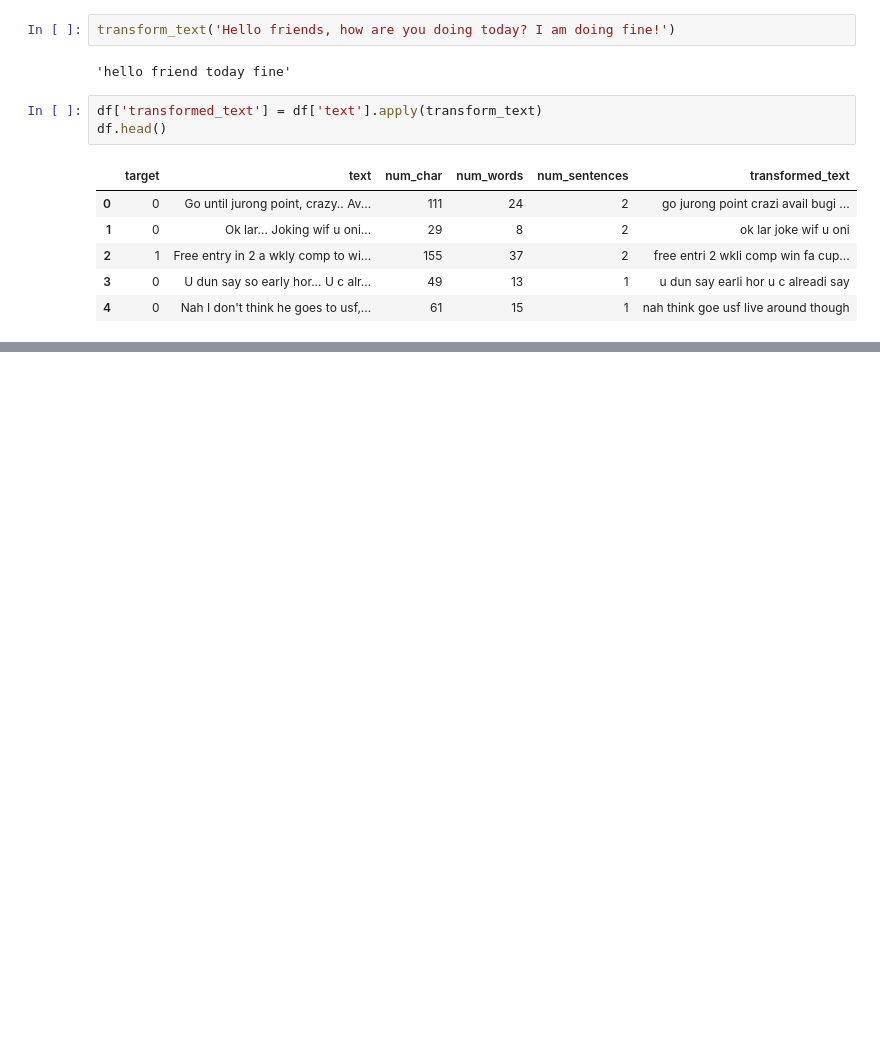
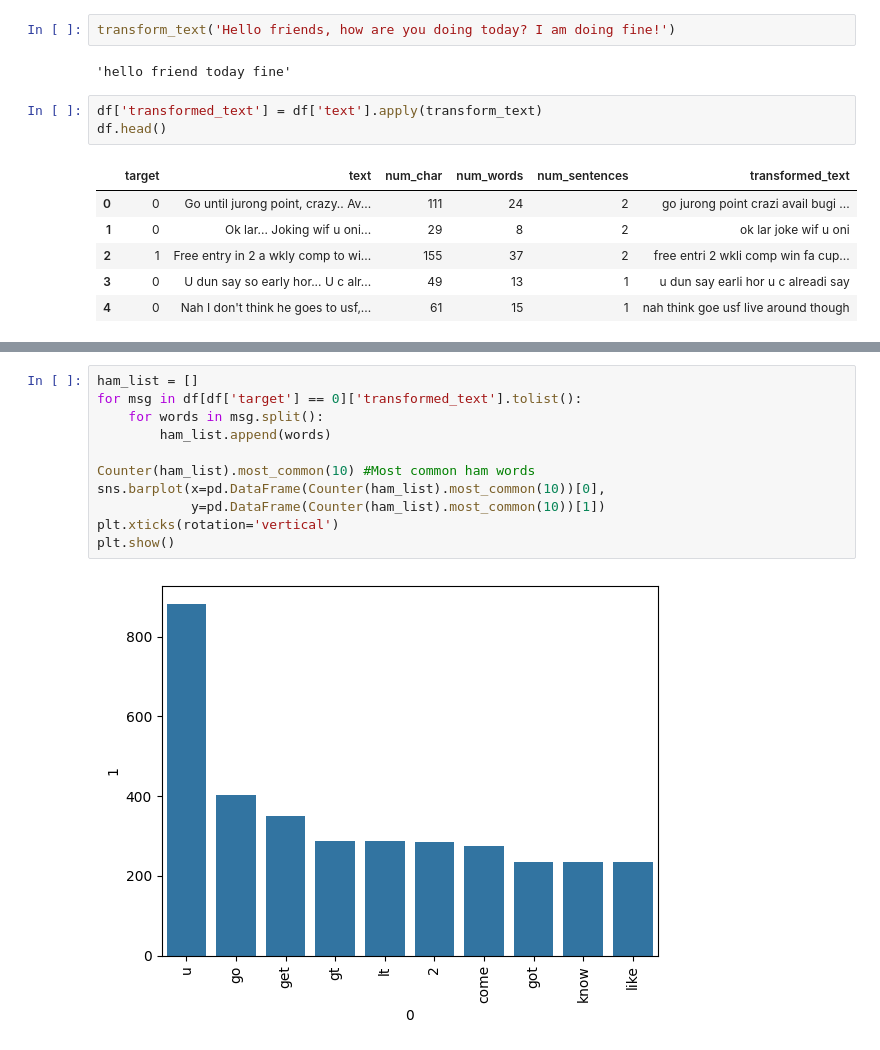
Before and after one commit to Ishrak-Saleh/spam-detection-nlp, a Jupyter notebook: spam_detection.ipynb, the cells around one changed output, grey strips where cells are left out. Cells and saved outputs as stored; diff of their text form; blank space fills up the shorter version.

```diff
--- a/spam_detection.ipynb
+++ b/spam_detection.ipynb
@@ -224,0 +274,13 @@ df.head()
+# %%
+ham_list = []
+for msg in df[df['target'] == 0]['transformed_text'].tolist():
+    for words in msg.split():
+        ham_list.append(words)
+
+Counter(ham_list).most_common(10) #Most common ham words
+sns.barplot(x=pd.DataFrame(Counter(ham_list).most_common(10))[0],
+            y=pd.DataFrame(Counter(ham_list).most_common(10))[1])
+plt.xticks(rotation='vertical')
+plt.show()
+# %% [output]
+[figure, added]
```
Also changed, not shown: parts of 7 cells of this notebook.
